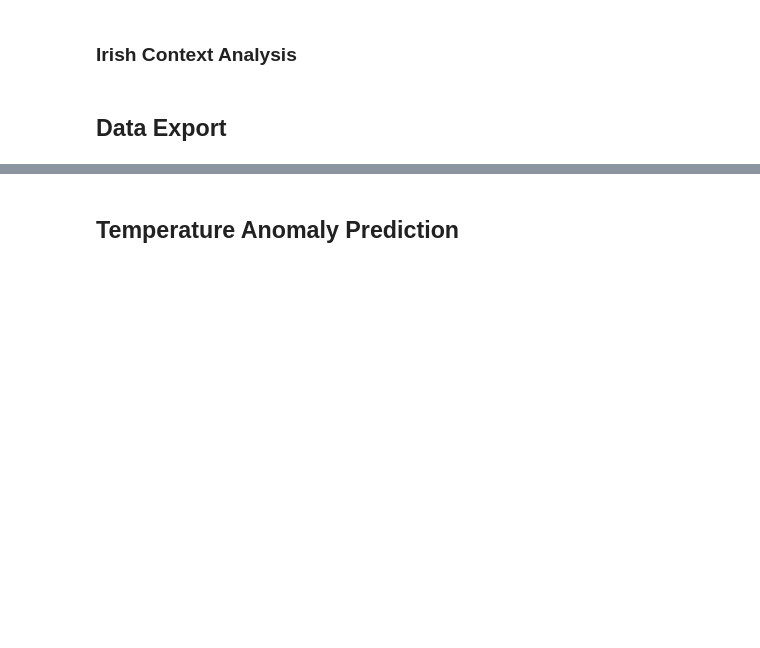
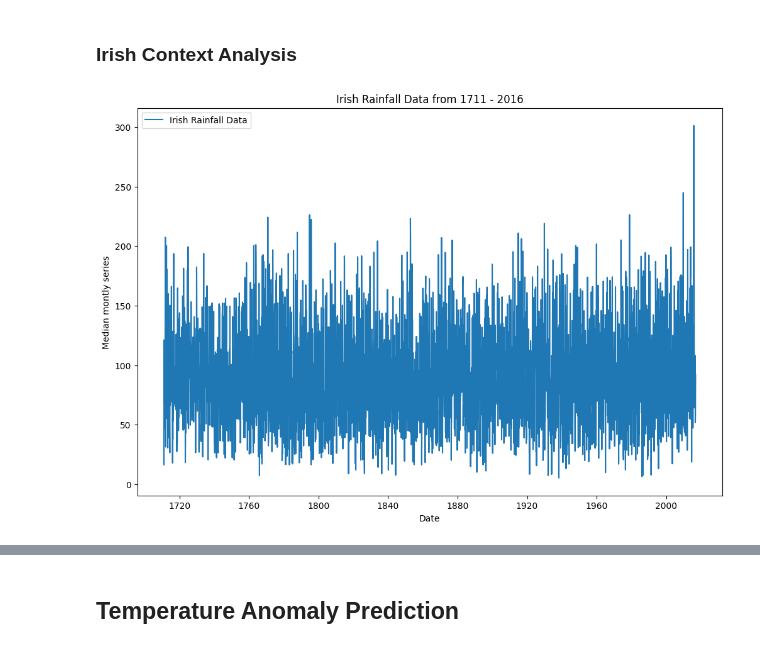
Before and after one commit to claretubs/paleo-present-climate-data, a Jupyter notebook: project.ipynb, the cells around one changed output, grey strips where cells are left out. Cells and saved outputs as stored; diff of their text form; code cells hidden in the pictures; blank space fills up the shorter version.

```diff
--- a/project.ipynb
+++ b/project.ipynb
@@ -261,5 +263,14 @@ plt.show()
 [figure]
 # %% [markdown]
 ### Irish Context Analysis
-# %% [markdown]
-## Data Export
+# %%
+# Plot Irish Rainfall data.
+plt.figure(figsize=(12, 8))
+plt.plot(rainfall_data['Date'], rainfall_data['Median montly series'], label='Irish Rainfall Data')
+plt.xlabel('Date')
+plt.ylabel('Median montly series')
+plt.title('Irish Rainfall Data from 1711 - 2016')
+plt.legend()
+plt.show()
+# %% [output]
+[figure, added]
```
Also changed, not shown: parts of 7 cells of this notebook.
